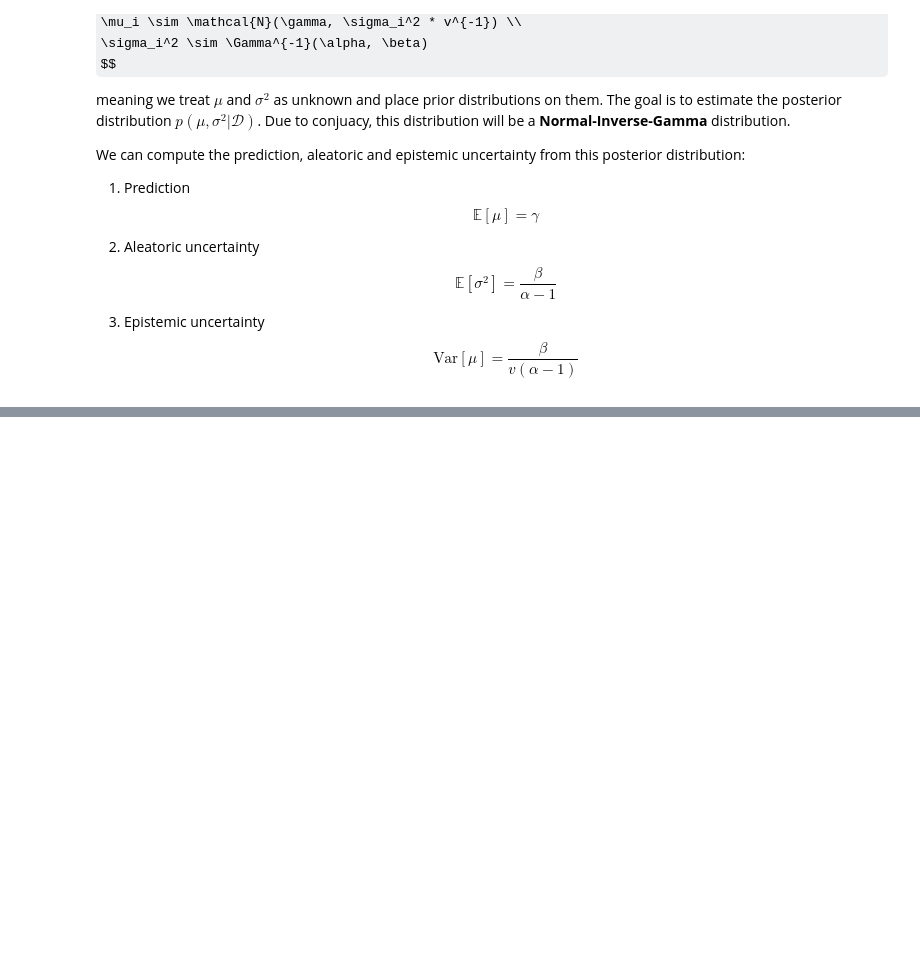
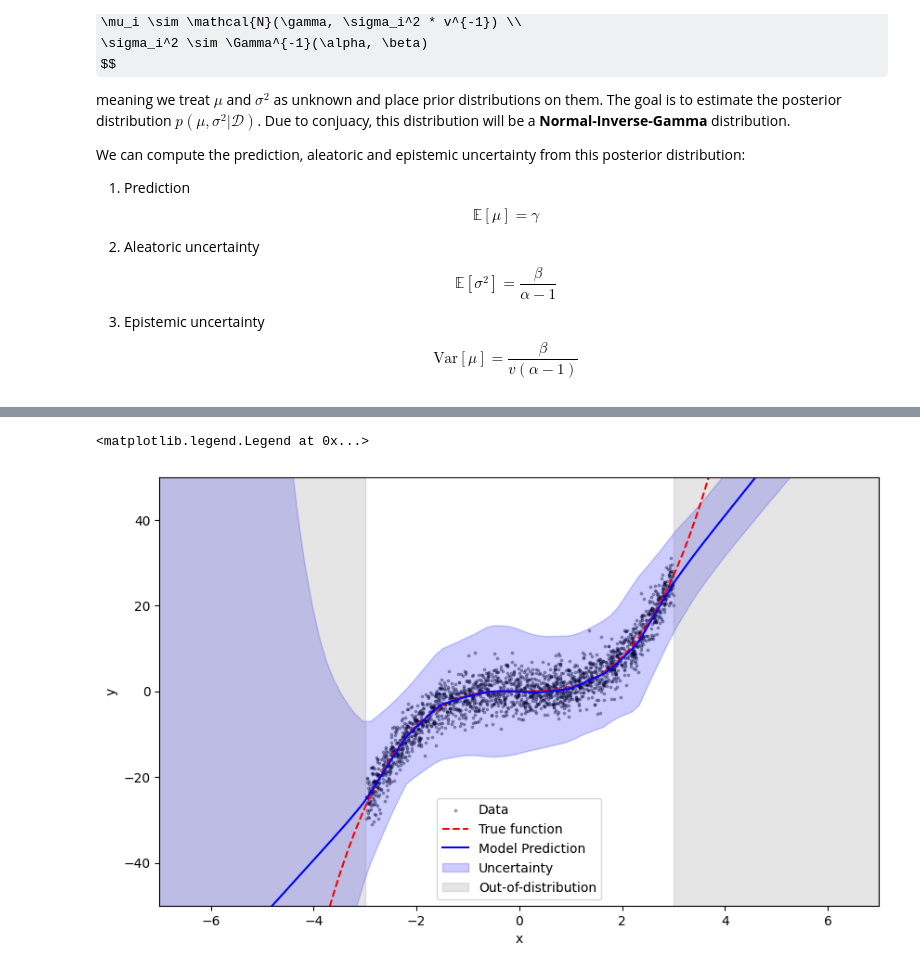
Before and after one commit to nimalu/evidential-deep-learning, a Jupyter notebook: deep-evidential-regression.ipynb, the cells around one changed output, grey strips where cells are left out. Drawn from its saved outputs; the diff is of its cells as text; code cells hidden in the pictures; some formulas as TeX source; blank space fills up the shorter version.

```diff
--- a/deep-evidential-regression.ipynb
+++ b/deep-evidential-regression.ipynb
@@ -228,0 +259,12 @@ $$
+# %%
+def compute_prediction(gamma, _v, _alpha, _beta):
+    return gamma
+
+def compute_aleatoric_uncertainty(_gamma, _v, alpha, beta):
+    return beta / (alpha - 1)
+
+def compute_epistemic_uncertainty(_gamma, v, alpha, beta):
+    return beta / (v * (alpha - 1))
+
+def compute_total_uncertainty(_gamma, v, alpha, beta):
+    return compute_aleatoric_uncertainty(_gamma, v, alpha, beta) + compute_epistemic_uncertainty(_gamma, v, alpha, beta)
@@ -228,0 +340,36 @@ $$
+# %%
+fig, ax = plt.subplots(figsize=(10, 6))
+ax.scatter(x_train, y_train, s=3, alpha=0.3, c="black", label="Data")
+ax.set_xlabel("x")
+ax.set_ylabel("y")
+
+x_lin = np.linspace(-7, 7, 100)
+y_lin = x_lin**3
+
+ax.plot(x_lin, y_lin, c="red", linestyle="--", label="True function")
+
+outputs = model(torch.FloatTensor(x_lin).unsqueeze(1)).detach().cpu().numpy()
+gamma, v, alpha, beta = outputs[:, 0], outputs[:, 1], outputs[:, 2], outputs[:, 3]
+
+y_pred = compute_prediction(gamma, v, alpha, beta)
+uncertainty = compute_total_uncertainty(gamma, v, alpha, beta)
+
+ax.plot(x_lin, y_pred, c="blue", label="Model Prediction")
+
+ax.fill_between(
+    x_lin,
+    y_pred - uncertainty,
+    y_pred + uncertainty,
+    color="blue",
+    alpha=0.2,
+    label="Uncertainty",
+)
+
+ax.axvspan(-7, -3, color="gray", alpha=0.2, label="Out-of-distribution")
+ax.axvspan(3, 7, color="gray", alpha=0.2)
+ax.set_ylim(-50, 50)
+ax.set_xlim(-7, 7)
+ax.legend()
+# %% [output]
+<matplotlib.legend.Legend at 0x...>
+[figure, added]
```
Also changed, not shown: parts of 10 cells of this notebook, 2 other files.
